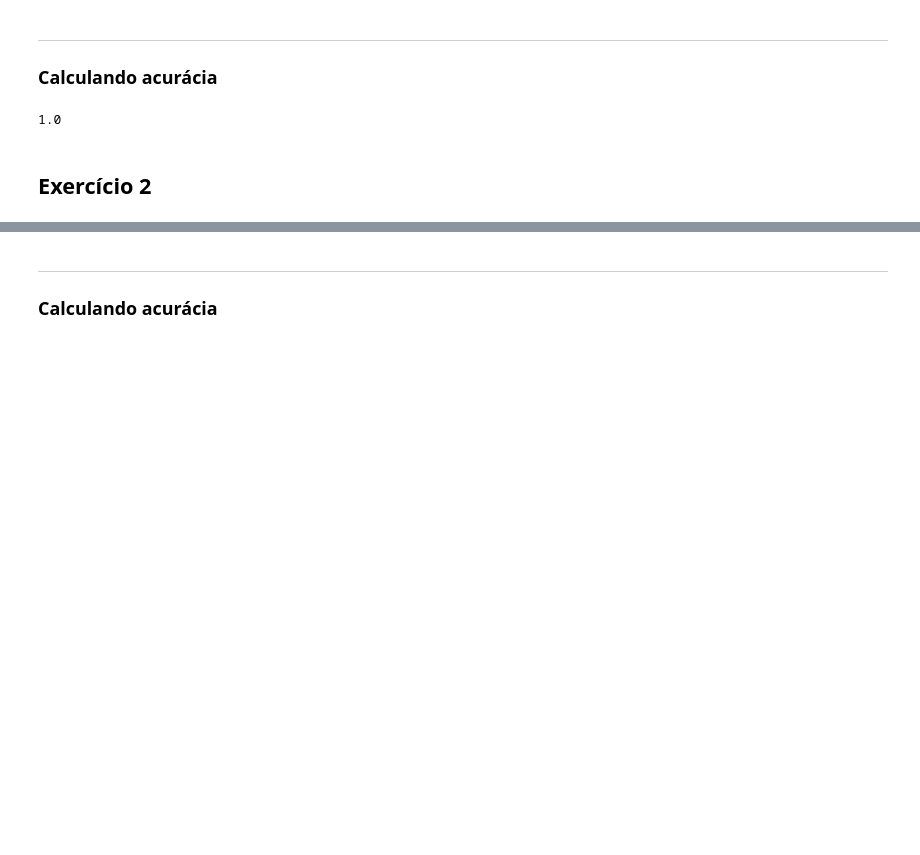
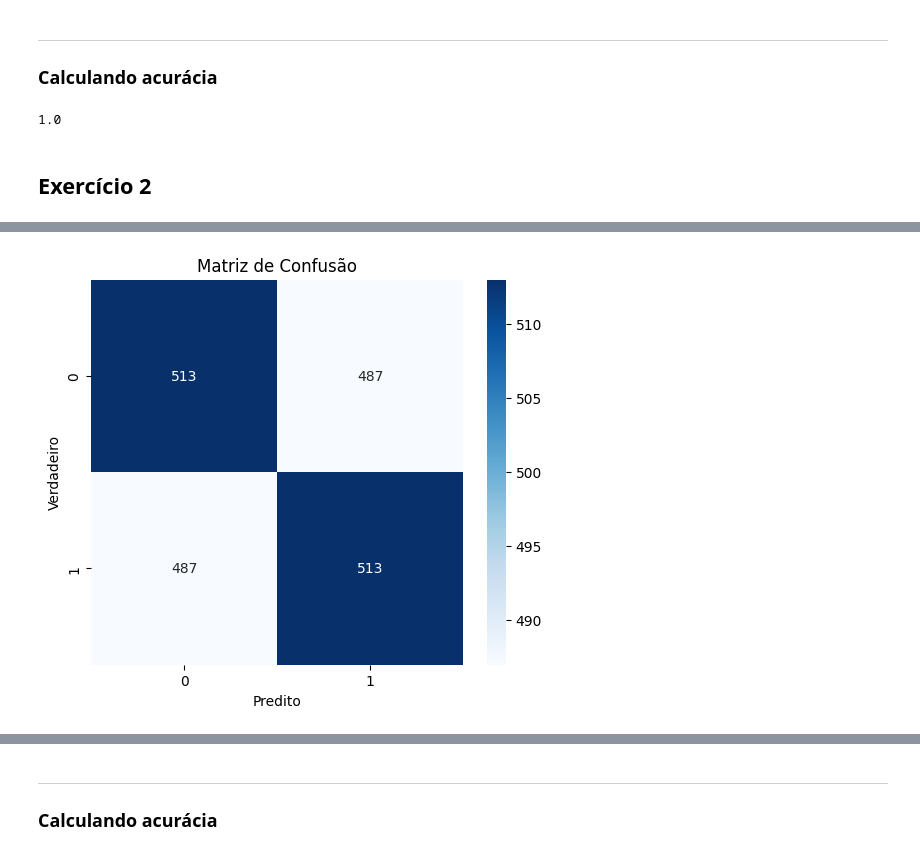
Before and after one commit to kadu-ymd/ann-deeplearning, a Jupyter notebook: src/ex_2_perceptron/main.ipynb, the cells around one changed output, grey strips where cells are left out. Drawn from its saved outputs; the diff is of its cells as text; code cells hidden in the pictures; blank space fills up the shorter version.

```diff
--- a/src/ex_2_perceptron/main.ipynb
+++ b/src/ex_2_perceptron/main.ipynb
@@ -177 +218,3 @@ plt.show()
+# %%
+features_2, labels_2 = shuffle_sample(sample_array=x, labels_array=y)
 # %%
@@ -196,0 +240,2 @@ Iniciando epoch 100
+# %%
+conf_matrix = confusion_matrix(y, ypred_vec_2)
@@ -196,0 +247,11 @@ Iniciando epoch 100
+# %%
+plt.figure(figsize=(6,5))
+sns.heatmap(conf_matrix, annot=True, fmt="d", cmap="Blues",
+            xticklabels=[0, 1], yticklabels=[0, 1])
+
+plt.xlabel("Predito")
+plt.ylabel("Verdadeiro")
+plt.title("Matriz de Confusão")
+plt.show()
+# %% [output]
+[figure, added]
```
Also changed, not shown: parts of 23 cells of this notebook, 1 other file.
